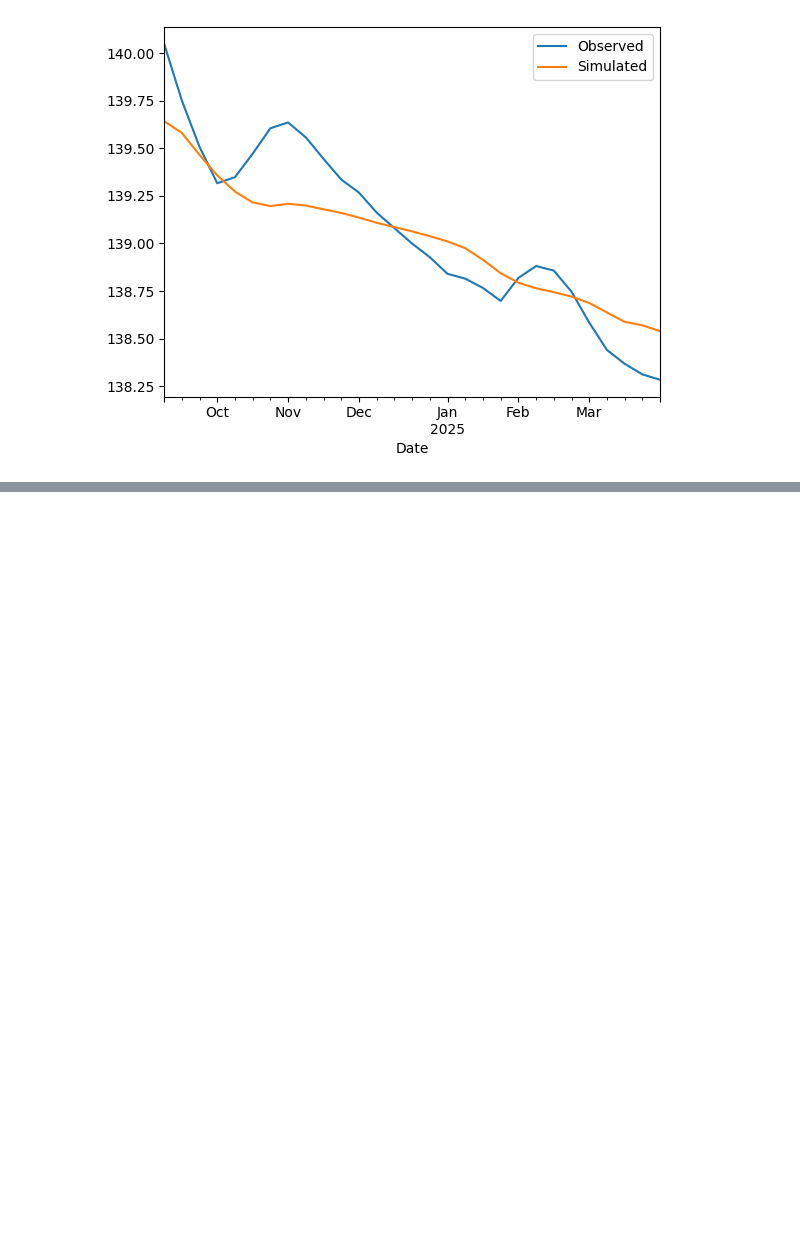
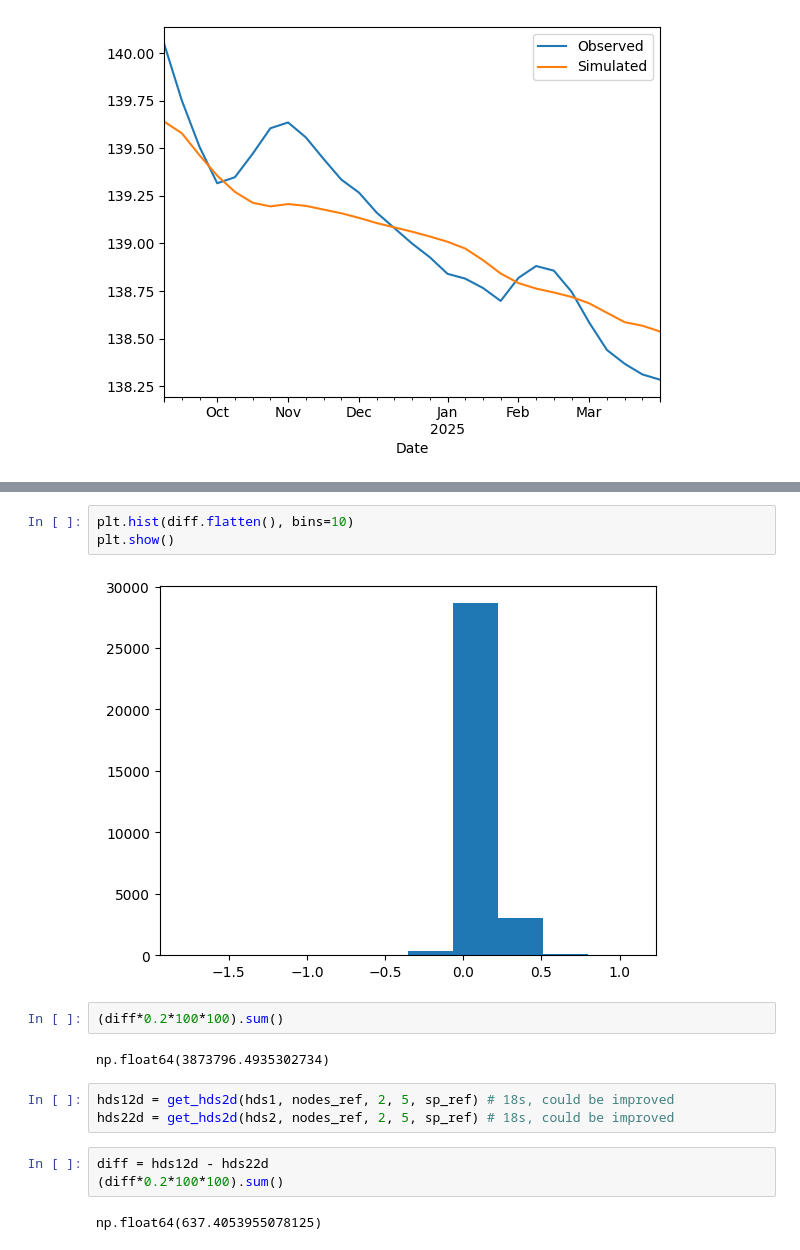
Before and after one commit to paolchol/hm, a Jupyter notebook: MAURICE/transient_model_utilities/read-output-model-usg.ipynb, the cells around one changed output, grey strips where cells are left out. Drawn from its saved outputs; the diff is of its cells as text; blank space fills up the shorter version.

```diff
--- a/MAURICE/transient_model_utilities/read-output-model-usg.ipynb
+++ b/MAURICE/transient_model_utilities/read-output-model-usg.ipynb
@@ -174,0 +254,17 @@ target_results.loc[target_results.Name == 'Pz2', ['Observed', 'Simulated', 'Date
+# %%
+plt.hist(diff.flatten(), bins=10)
+plt.show()
+# %% [output]
+[figure, added]
+# %%
+(diff*0.2*100*100).sum()
+# %% [output]
+np.float64(3873796.4935302734)
+# %%
+hds12d = get_hds2d(hds1, nodes_ref, 2, 5, sp_ref) # 18s, could be improved
+hds22d = get_hds2d(hds2, nodes_ref, 2, 5, sp_ref) # 18s, could be improved
+# %%
+diff = hds12d - hds22d
+(diff*0.2*100*100).sum()
+# %% [output]
+np.float64(637.4053955078125)
```
Also changed, not shown: parts of 17 cells of this notebook.
